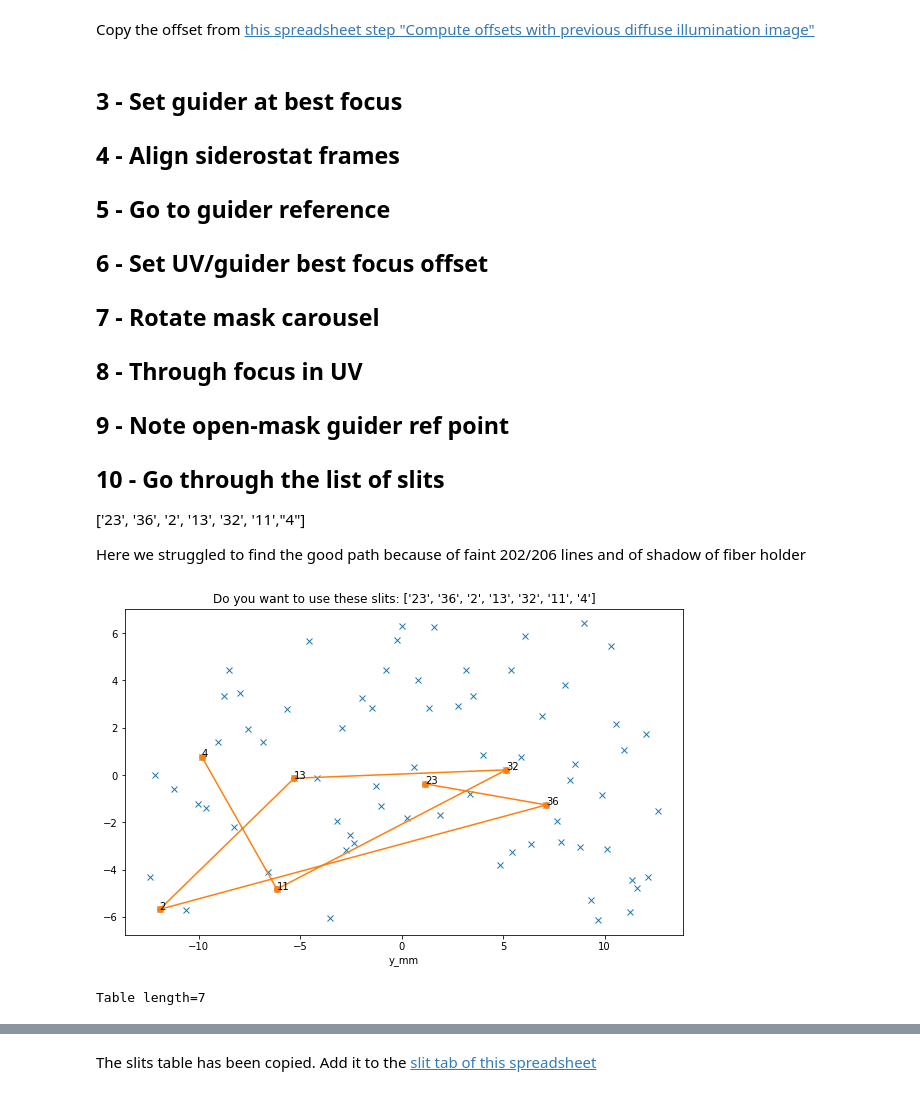
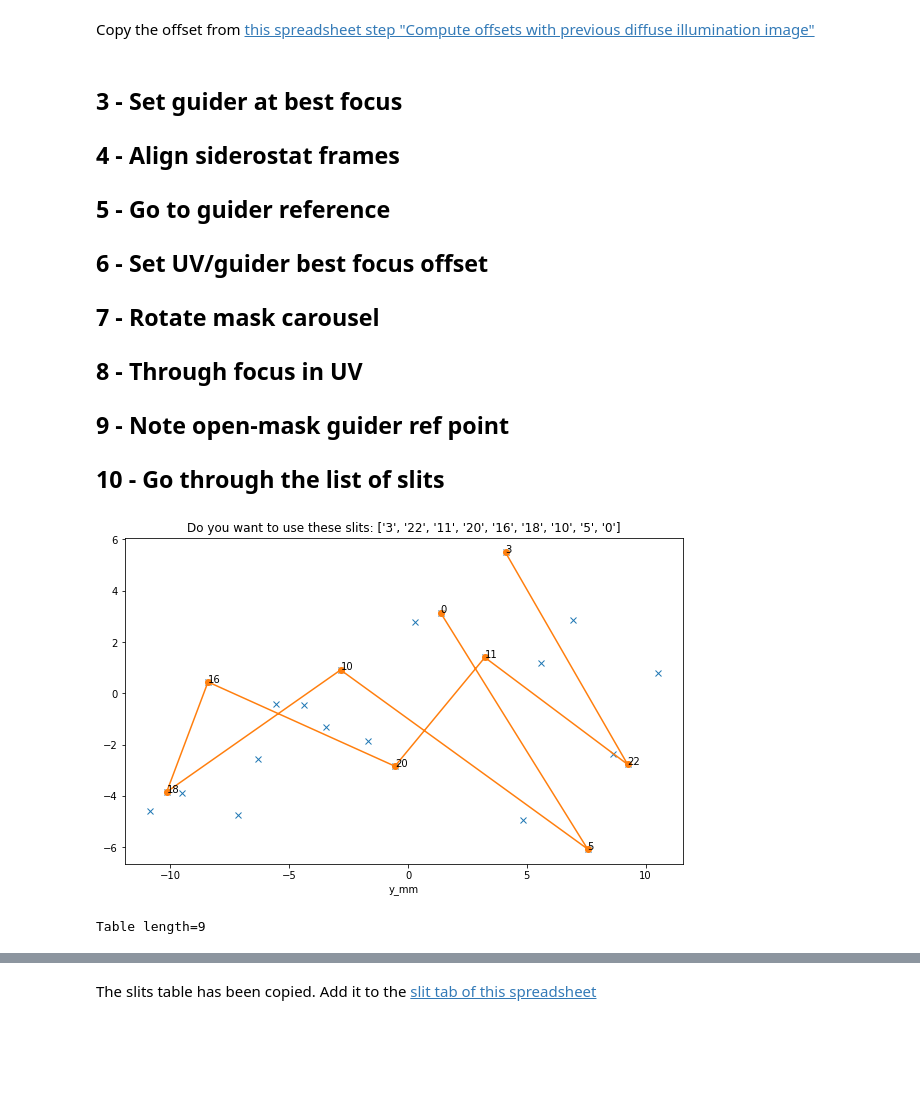
Before and after one commit to vpicouet/FireBallPipe, a Jupyter notebook: Notebook/XY_2022_F2_1_220718.ipynb, the cells around one changed output, grey strips where cells are left out. Cells and saved outputs as stored; diff of their text form; code cells hidden in the pictures; blank space fills up the shorter version.

```diff
--- a/Notebook/XY_2022_F2_1_220718.ipynb
+++ b/Notebook/XY_2022_F2_1_220718.ipynb
@@ -53,13 +53,13 @@ After calibration of the encoders, El is 0.09283 ''/inc and Ce is 0.01019 ''/inc
 This was actually a mistake, it should slways be done from the same mask (same field center), or create a new G2UV object
 # %%
 # prerequisites:
-Field = "F4"
-previous_xy_mapping = "Calibration/Mappings/2022/XY/F1_prep1_XY_220710.pkl"
-mask_det_map_file = "Calibration/Mappings/2022/mask_to_det_mapping/mapping-mask-det-w-2022-5-F4_-20.pkl"
+Field = "F2"
+previous_xy_mapping = "Calibration/Mappings/2018/XY/Guider2UV_F2_nogamma.new.pkl"
+mask_det_map_file = "Calibration/Mappings/2022/mask_to_det_mapping/mapping-mask-det-w-2022-5-F2_21.pkl"
 target_filename = 'Calibration/Targets/2022/targets_%s.csv'%(Field)
 Hysteresis_compensation = False
-if input("Are you sure that you want to use Hysteresis_compensation = %s? (y/n)"%(Hysteresis_compensation))!="y":
-    raise ValueError("Please be verify the value of Hysteresis_compensation")
+# if input("Are you sure that you want to use Hysteresis_compensation = %s? (y/n)"%(Hysteresis_compensation))!="y":
+#     raise ValueError("Please be verify the value of Hysteresis_compensation")
 # %%
 # load model from previous XY calib
 G2UV = Guider2UV(filename=previous_xy_mapping)
@@ -147,46 +147,43 @@ inv_map = lambda w, x, y: mask_det_map.inv_map(w, x - diffuse_offset[0], y - dif
 
 
 ## 10 - Go through the list of slits
-
-['23', '36', '2', '13', '32', '11',"4"]
-
-Here we struggled to find the good path because of faint 202/206 lines and of shadow of fiber holder
 # %%
-slits =['23', '36', '2', '13', '32', '11',"4"]
+slits =['3', '22','11', '20', '16', '18', '10', '5',"0"]
+F1['Internal-count'] = F1['Internal-count'].astype(str)
 F1p = F1.to_pandas()
 from functools import reduce
 import warnings
 warnings.simplefilter(action='ignore', category=FutureWarning)
 
 # selected_slits = F1[mask.values]['Internal-count',"x_mm","y_mm","ra","dec"]
 selected_slits = Table.from_pandas((reduce(pd.DataFrame.append, map(lambda i: F1p[F1p['Internal-count'] == i],slits))))
 ra,dec = "RA", "DEC"
 x,y = "x_mm","y_mm"
 plt.figure(figsize=(10,6))
 plt.plot(F1[x],F1[y],"x")
 plt.plot(selected_slits[x],selected_slits[y],"-o")
 for s in selected_slits:
     plt.text(s[x],s[y],s["Internal-count"])
 plt.xlabel("x_mm")
 plt.xlabel("y_mm")
 plt.title("Do you want to use these slits: %s"%(slits))
 plt.show()
 
 selected_slits = selected_slits['Internal-count',x,y,ra,dec]
 slit_path = selected_slits# vstack((selected_slits,selected_slits[::-1]) )
 slit_path["ra_diff"] = list((slit_path[ra][:-1] - slit_path[ra][1:])*np.cos(slit_path[dec][:-1]*np.pi/180)) + [0]
 slit_path["dec_diff"] = list((slit_path[dec][:-1] - slit_path[dec][1:])) + [0]
 
 slit_path["ra_diff"] *= 3600
 slit_path["dec_diff"] *= 3600
 slit_path["angular_distance"] = np.sqrt(slit_path["ra_diff"]** 2 + slit_path["dec_diff"]** 2)
 try:
     slit_path.to_pandas().to_clipboard()
 except Exception:
     pass
 slit_path
 # %% [output]
-[figure, old version]
+[figure, new version]
-Table length=7
+Table length=9
 | Internal-count | x_mm | y_mm | RA | DEC | ra_diff | dec_diff | angular_distance |
 | str2 | float64 | float64 | float64 | float64 | float64 | float64 | float64 |
```
Also changed, not shown: parts of 15 cells of this notebook, 5 other files.
